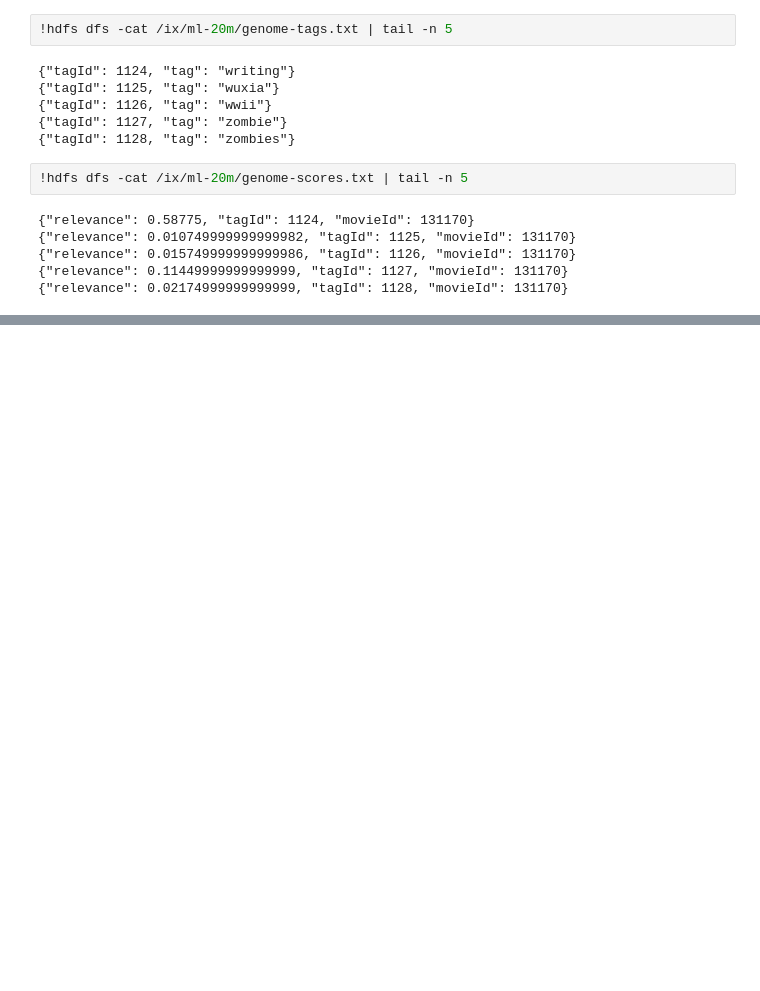
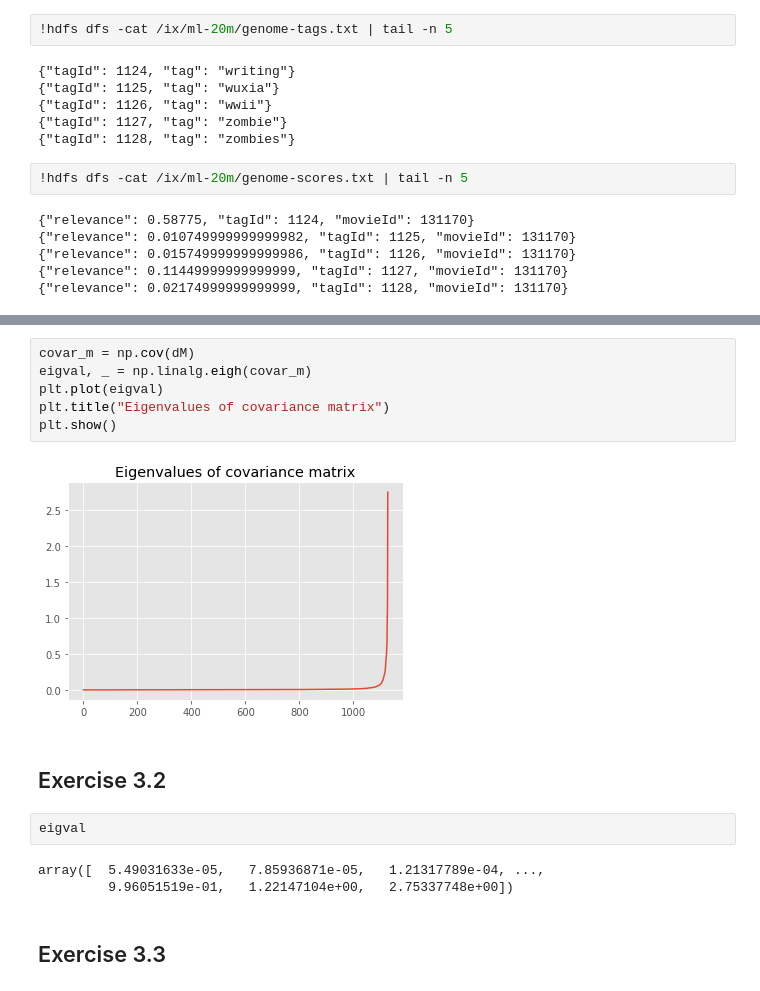
Before and after one commit to pauarge/InternetAnalytics, a Jupyter notebook: ix-lab3/lab3-dimred.ipynb, the cells around one changed output, grey strips where cells are left out. Cells and saved outputs as stored; diff of their text form; blank space fills up the shorter version.

```diff
--- a/ix-lab3/lab3-dimred.ipynb
+++ b/ix-lab3/lab3-dimred.ipynb
@@ -48,0 +105,17 @@ dM[0,0]
+# %%
+covar_m = np.cov(dM)
+eigval, _ = np.linalg.eigh(covar_m)
+plt.plot(eigval)
+plt.title("Eigenvalues of covariance matrix")
+plt.show()
+# %% [output]
+[figure, added]
+# %% [markdown]
+## Exercise 3.2
+# %%
+eigval
+# %% [output]
+array([  5.49031633e-05,   7.85936871e-05,   1.21317789e-04, ...,
+         9.96051519e-01,   1.22147104e+00,   2.75337748e+00])
+# %% [markdown]
+## Exercise 3.3
```
Also changed, not shown: parts of 16 cells of this notebook.
